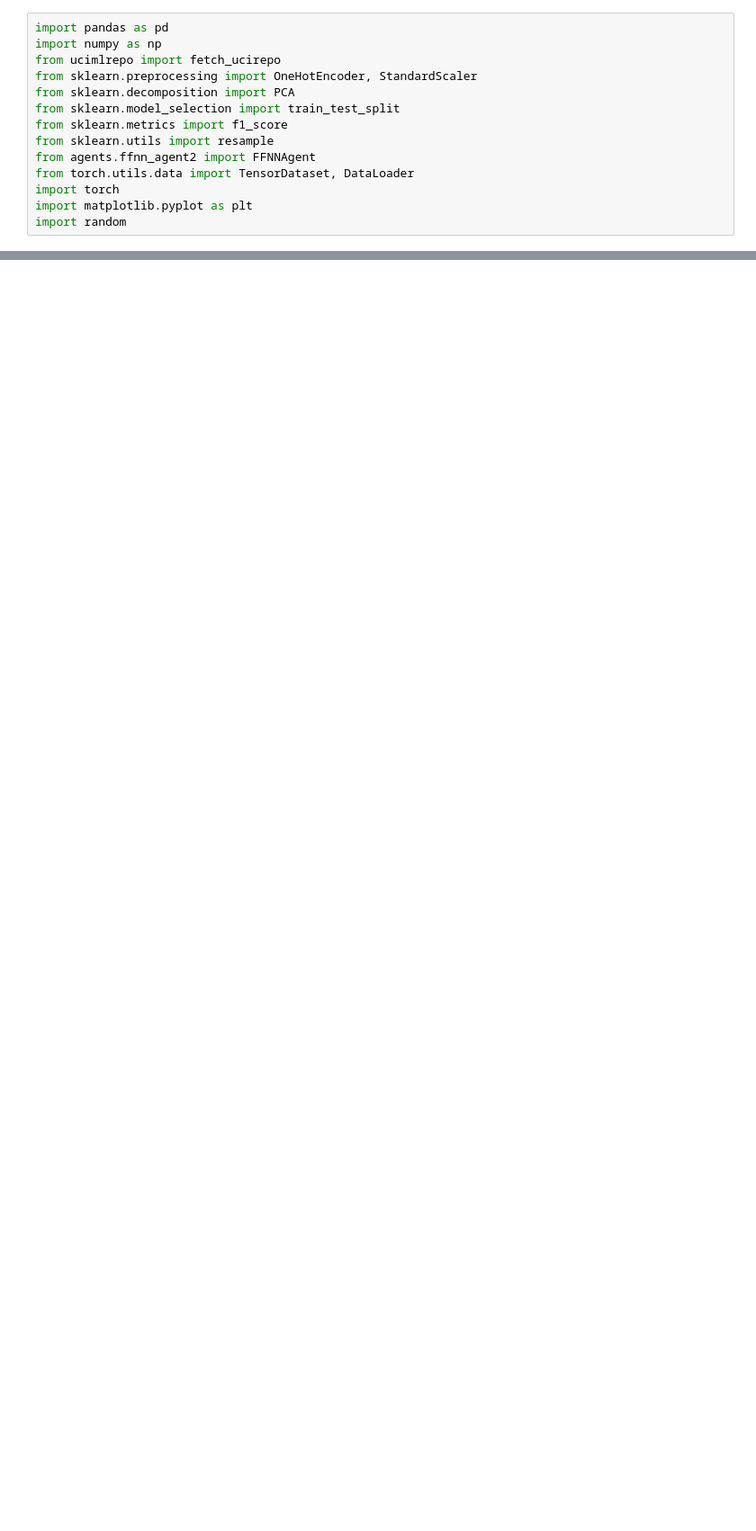
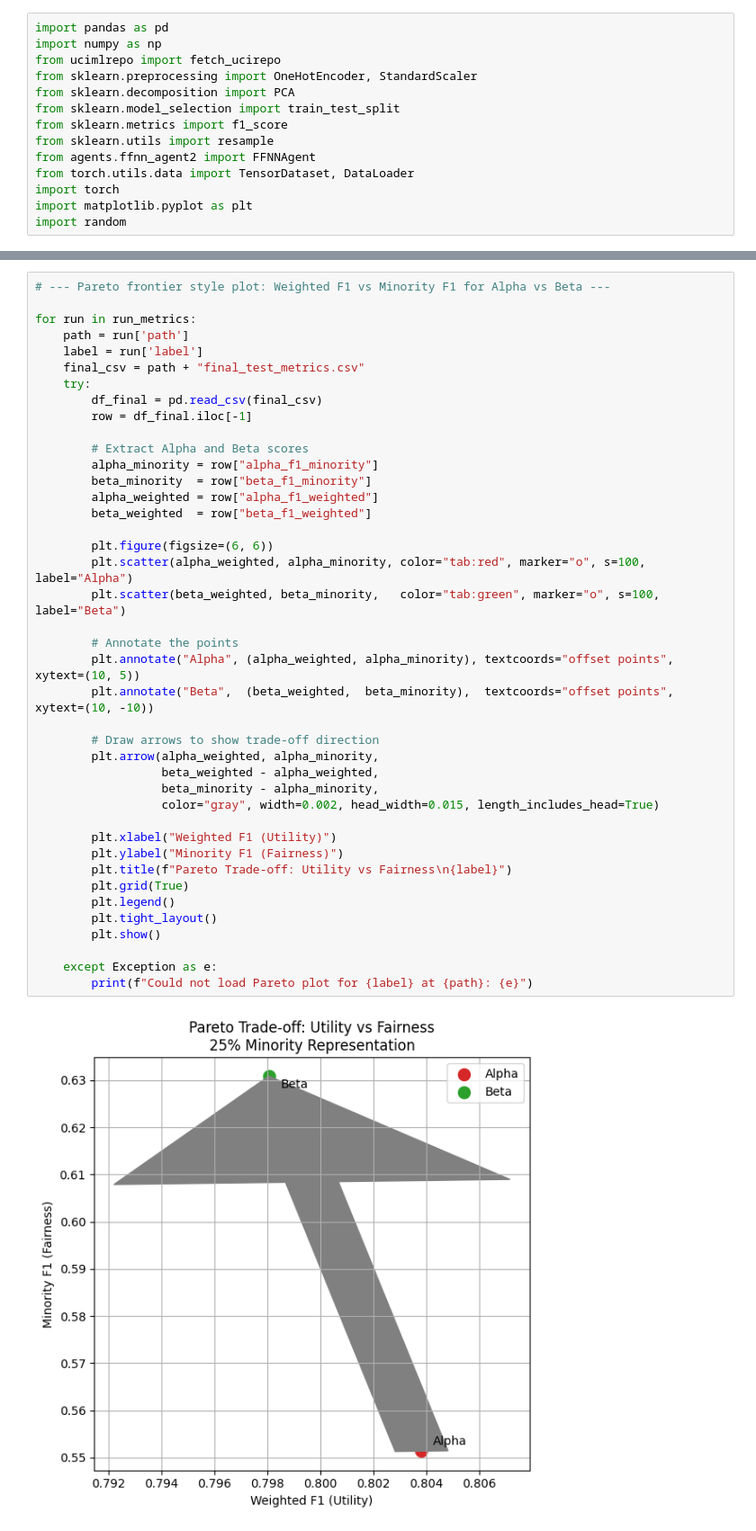
Before and after one commit to LucasHartmanWestern/cs_9170_project, a Jupyter notebook: plot_results.ipynb, the cells around one changed output, grey strips where cells are left out. Shown at 90% size. Drawn from its saved outputs; the diff is of its cells as text; blank space fills up the shorter version.

```diff
--- a/plot_results.ipynb
+++ b/plot_results.ipynb
@@ -444,0 +243,43 @@ FFNN Using device: cpu
+# %%
+# --- Pareto frontier style plot: Weighted F1 vs Minority F1 for Alpha vs Beta ---
+
+for run in run_metrics:
+    path = run['path']
+    label = run['label']
+    final_csv = path + "final_test_metrics.csv"
+    try:
+        df_final = pd.read_csv(final_csv)
+        row = df_final.iloc[-1]
+
+        # Extract Alpha and Beta scores
+        alpha_minority = row["alpha_f1_minority"]
+        beta_minority  = row["beta_f1_minority"]
+        alpha_weighted = row["alpha_f1_weighted"]
+        beta_weighted  = row["beta_f1_weighted"]
+
+        plt.figure(figsize=(6, 6))
+        plt.scatter(alpha_weighted, alpha_minority, color="tab:red", marker="o", s=100, label="Alpha")
+        plt.scatter(beta_weighted, beta_minority,   color="tab:green", marker="o", s=100, label="Beta")
+
+        # Annotate the points
+        plt.annotate("Alpha", (alpha_weighted, alpha_minority), textcoords="offset points", xytext=(10, 5))
+        plt.annotate("Beta",  (beta_weighted,  beta_minority),  textcoords="offset points", xytext=(10, -10))
+
+        # Draw arrows to show trade-off direction
+        plt.arrow(alpha_weighted, alpha_minority,
+                  beta_weighted - alpha_weighted,
+                  beta_minority - alpha_minority,
+                  color="gray", width=0.002, head_width=0.015, length_includes_head=True)
+
+        plt.xlabel("Weighted F1 (Utility)")
+        plt.ylabel("Minority F1 (Fairness)")
+        plt.title(f"Pareto Trade-off: Utility vs Fairness\n{label}")
+        plt.grid(True)
+        plt.legend()
+        plt.tight_layout()
+        plt.show()
+
+    except Exception as e:
+        print(f"Could not load Pareto plot for {label} at {path}: {e}")
+# %% [output]
+[figure, added]
```
Also changed, not shown: parts of 7 cells of this notebook, 1 other file.
